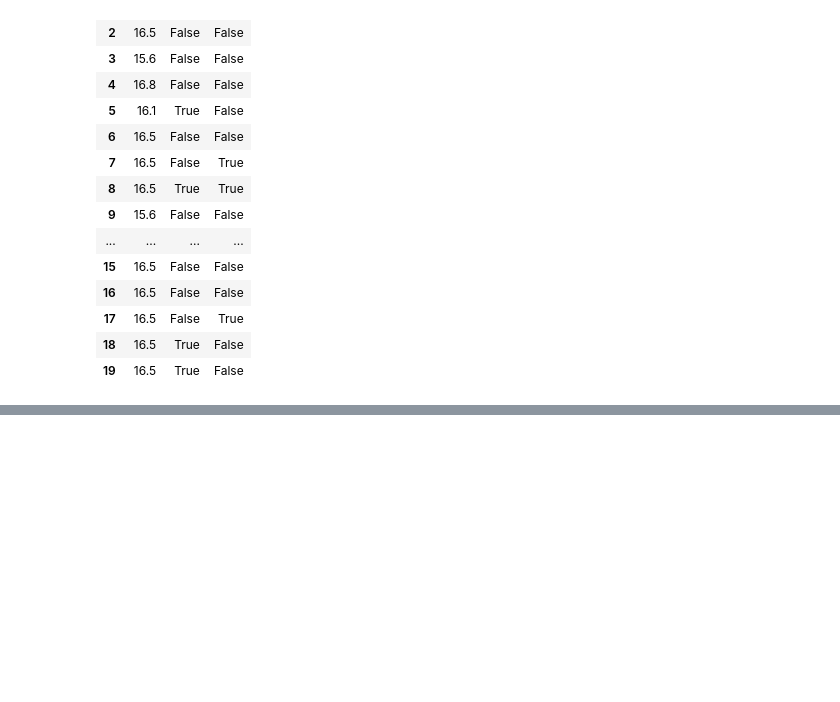
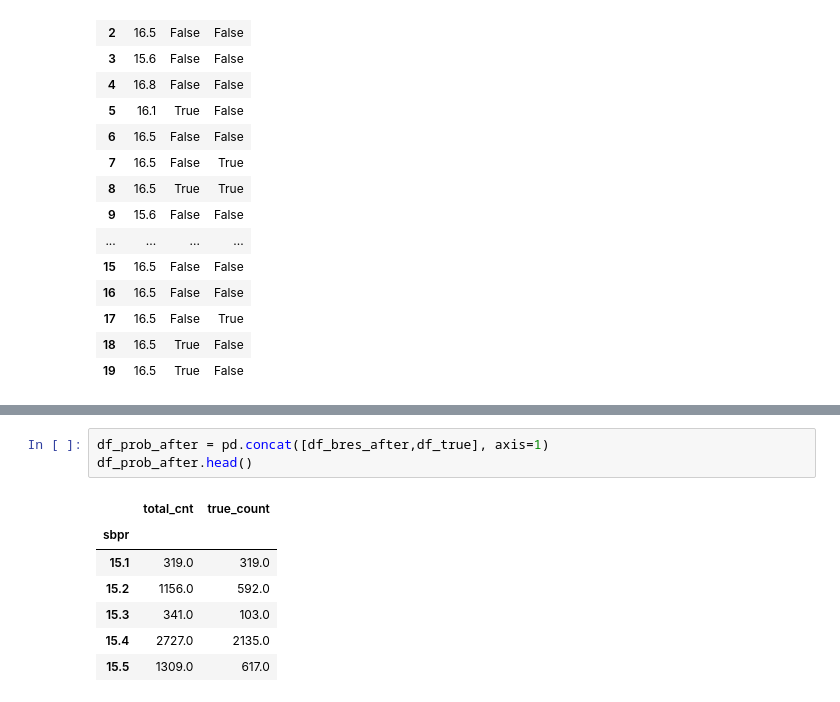
Before and after one commit to ltevlin/Origin, a Jupyter notebook: Presentation_15.ipynb, the cells around one changed output, grey strips where cells are left out. Drawn from its saved outputs; the diff is of its cells as text; blank space fills up the shorter version.

```diff
--- a/Presentation_15.ipynb
+++ b/Presentation_15.ipynb
@@ -1216,0 +1251,11 @@ df_matters.head(20)
+# %%
+df_prob_after = pd.concat([df_bres_after,df_true], axis=1)
+df_prob_after.head()
+# %% [output]
+|  | total_cnt | true_count |
+| sbpr |  |  |
+| 15.1 | 319.0 | 319.0 |
+| 15.2 | 1156.0 | 592.0 |
+| 15.3 | 341.0 | 103.0 |
+| 15.4 | 2727.0 | 2135.0 |
+| 15.5 | 1309.0 | 617.0 |
```
Also changed, not shown: parts of 7 cells of this notebook.
